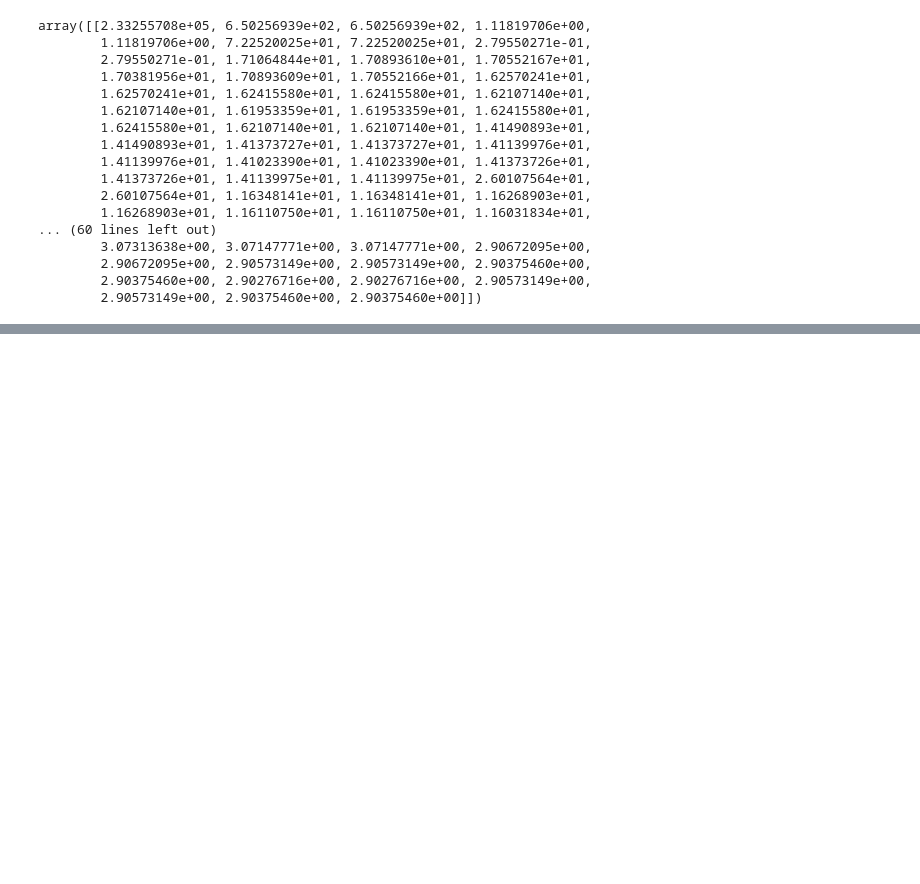
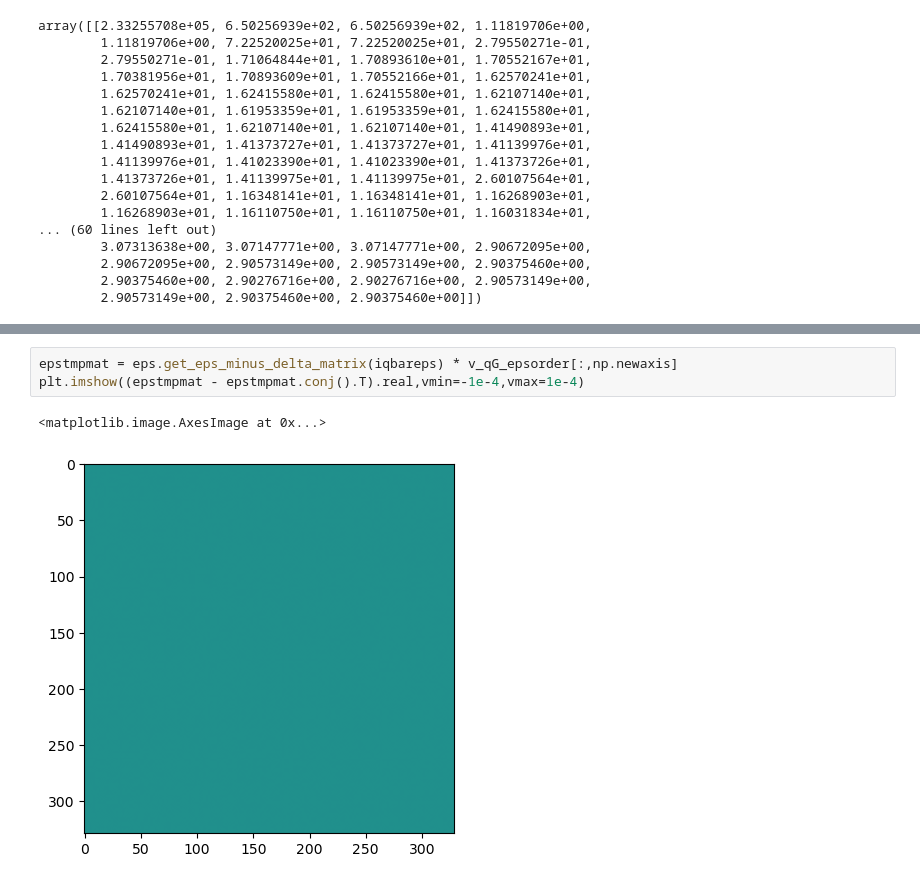
Before and after one commit to jackmcarthur/isdf_cohsex, a Jupyter notebook: debugarrays.ipynb, the cells around one changed output, grey strips where cells are left out. Cells and saved outputs as stored; diff of their text form; blank space fills up the shorter version.

```diff
--- a/debugarrays.ipynb
+++ b/debugarrays.ipynb
@@ -81,0 +133,6 @@ NameError: name 'wfn' is not defined
+# %%
+epstmpmat = eps.get_eps_minus_delta_matrix(iqbareps) * v_qG_epsorder[:,np.newaxis]
+plt.imshow((epstmpmat - epstmpmat.conj().T).real,vmin=-1e-4,vmax=1e-4)
+# %% [output]
+<matplotlib.image.AxesImage at 0x...>
+[figure, added]
```
Also changed, not shown: parts of 8 cells of this notebook, 4 other files.
